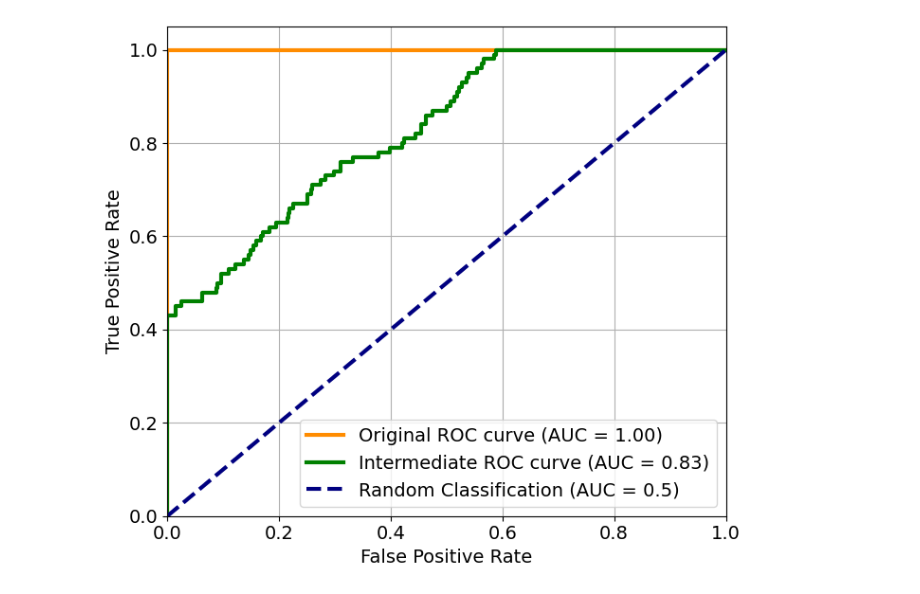
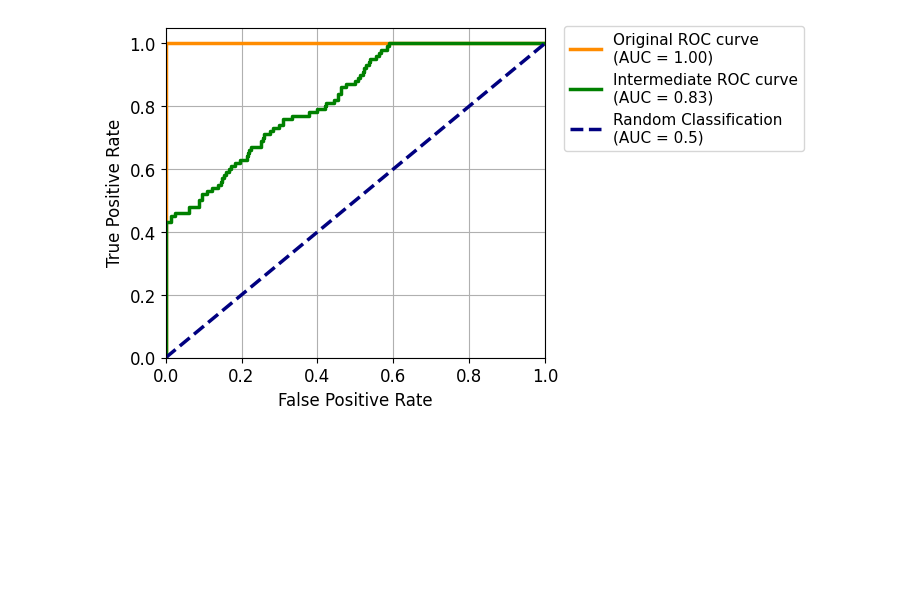
Before and after one commit to alberto-trabacchin/vision-adas-thesis, a Jupyter notebook: code/roc/roc.ipynb, the cells around one changed output. Drawn from its saved outputs; the diff is of its cells as text; code cells hidden in the pictures; blank space fills up the shorter version.

Commit message:
Updated ROC plot.

```diff
--- a/code/roc/roc.ipynb
+++ b/code/roc/roc.ipynb
@@ -1,40 +1,42 @@
 # %%
 import numpy as np
 import matplotlib.pyplot as plt
 from sklearn.metrics import roc_curve, auc
+plt.rcParams.update({'font.size': 12})
 
 # Example data for the ROC curve
 np.random.seed(42)
 y_true = np.concatenate([np.zeros(900), np.ones(100)])  # Unbalanced dataset
 scores = np.concatenate([np.random.uniform(0, 0.5, 900), np.random.uniform(0.5, 1, 100)])
 
 # Generate ROC curve data
 fpr, tpr, thresholds = roc_curve(y_true, scores)
 roc_auc = auc(fpr, tpr)
 
 # Adjusting scores for an intermediate model
 scores_intermediate = np.concatenate([
     np.random.uniform(0, 0.7, 900),
     np.random.uniform(0.3, 1, 100)
 ])
 fpr_intermediate, tpr_intermediate, _ = roc_curve(y_true, scores_intermediate)
 roc_auc_intermediate = auc(fpr_intermediate, tpr_intermediate)
 
 # Plotting the ROC curves with thesis-specific adjustments
-fontsize=14
-plt.figure(figsize=(7, 6))
-plt.plot(fpr, tpr, color='darkorange', lw=3, label=f'Original ROC curve (AUC = {roc_auc:.2f})')
-plt.plot(fpr_intermediate, tpr_intermediate, color='green', lw=3, label=f'Intermediate ROC curve (AUC = {roc_auc_intermediate:.2f})')
-plt.plot([0, 1], [0, 1], color='navy', lw=3, linestyle='--', label='Random Classification (AUC = 0.5)')
+figsize = (7.4, 4.2)
+plt.figure(figsize=figsize)
+plt.plot(fpr, tpr, color='darkorange', lw=2.5, label=f'Original ROC curve\n(AUC = {roc_auc:.2f})')
+plt.plot(fpr_intermediate, tpr_intermediate, color='green', lw=2.5, label=f'Intermediate ROC curve\n(AUC = {roc_auc_intermediate:.2f})')
+plt.plot([0, 1], [0, 1], color='navy', lw=2.5, linestyle='--', label='Random Classification\n(AUC = 0.5)')
 plt.xlim([0.0, 1.0])
 plt.ylim([0.0, 1.05])
-plt.xlabel('False Positive Rate', fontsize=fontsize)
-plt.ylabel('True Positive Rate', fontsize=fontsize)
-plt.legend(loc="lower right", fontsize=fontsize)
+plt.xlabel('False Positive Rate')
+plt.ylabel('True Positive Rate')
+# Adjust the legend to be outside
+plt.legend(loc='center left', bbox_to_anchor=(1.03, 0.815), fontsize=11)
 plt.grid(True)
-plt.tick_params(axis='both', which='major', labelsize=fontsize)
+plt.tick_params(axis='both', which='major')
 plt.tight_layout()
 plt.savefig('../../images/roc/roc_curve.pdf')
 plt.show()
 # %% [output]
-[figure, old version]
+[figure, new version]
```
Also changed, not shown: 3 other files.
